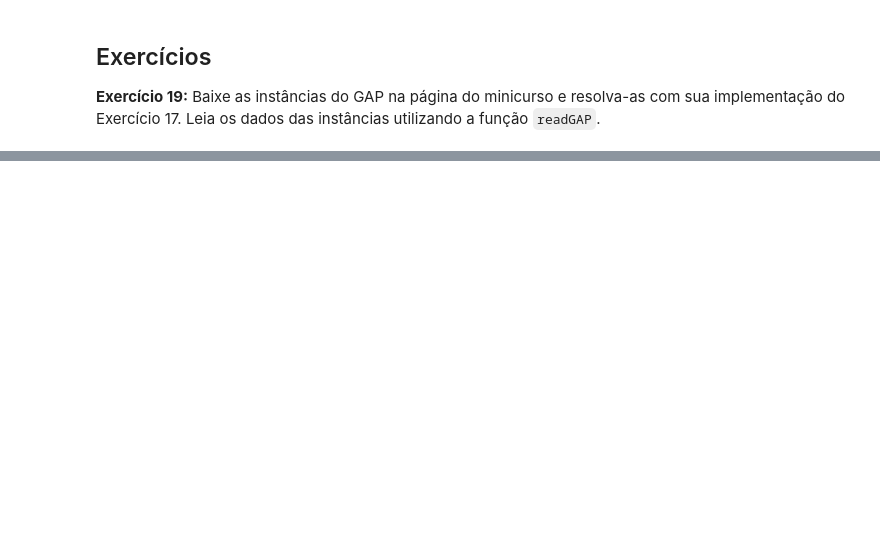
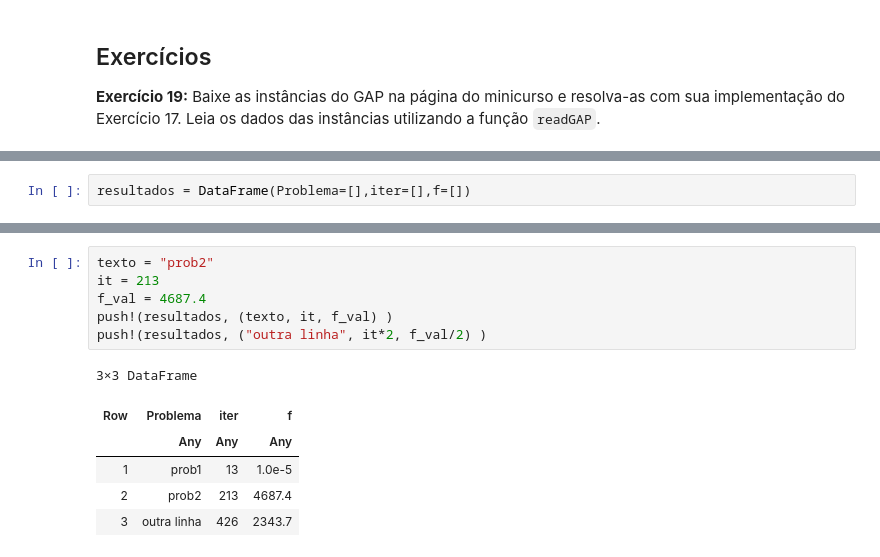
Before and after one commit to leonardosecchin/verao_UFPI_Julia, a Jupyter notebook: minicurso.ipynb, the cells around one changed output, grey strips where cells are left out. Saved outputs shown, nothing was run; the diff lists cells and outputs as text; blank space fills up the shorter version.

```diff
--- a/minicurso.ipynb
+++ b/minicurso.ipynb
@@ -2118,0 +2875,2 @@ end
+# %%
+resultados = DataFrame(Problema=[],iter=[],f=[])
@@ -2118,0 +2895,13 @@ end
+# %%
+texto = "prob2"
+it = 213
+f_val = 4687.4
+push!(resultados, (texto, it, f_val) )
+push!(resultados, ("outra linha", it*2, f_val/2) )
+# %% [output]
+3×3 DataFrame
+| Row | Problema | iter | f |
+|  | Any | Any | Any |
+| 1 | prob1 | 13 | 1.0e-5 |
+| 2 | prob2 | 213 | 4687.4 |
+| 3 | outra linha | 426 | 2343.7 |
```
Also changed, not shown: parts of 188 cells of this notebook, 2 other files.
